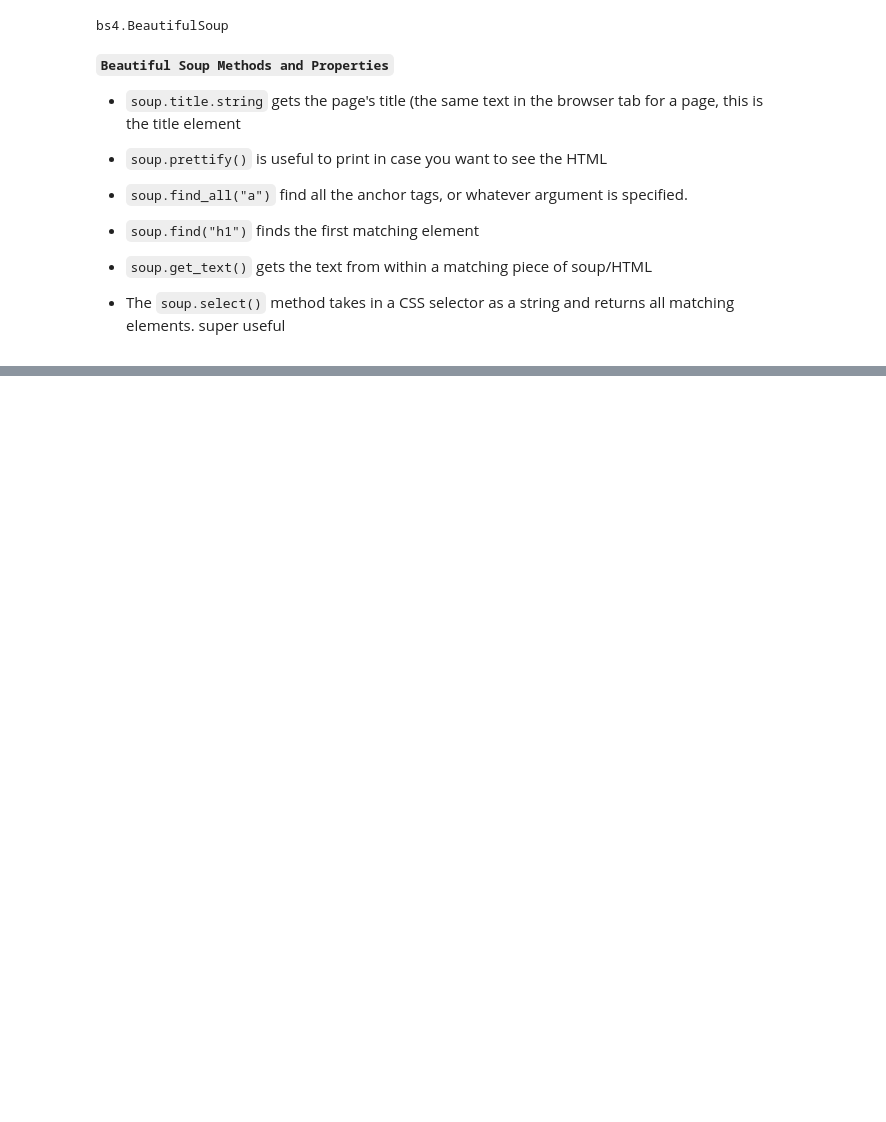
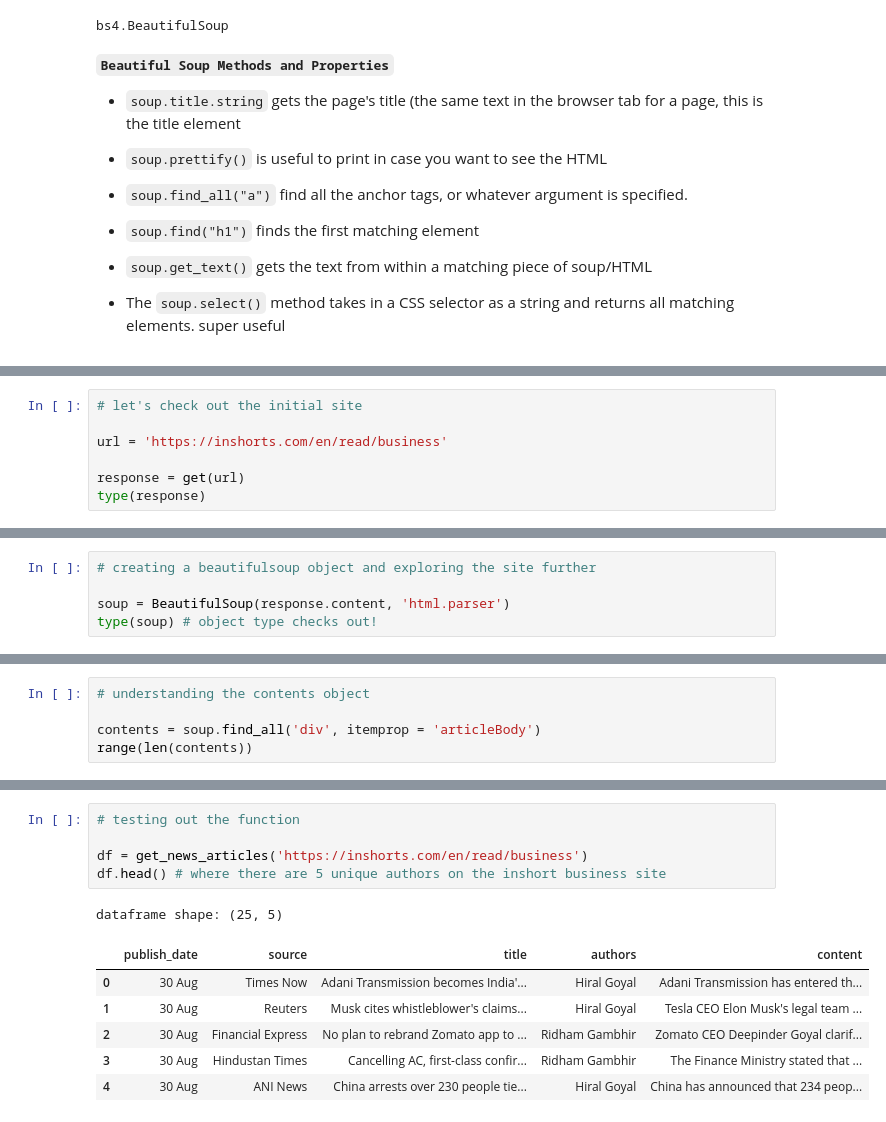
Before and after one commit to mijailmariano/natural-language-processing-exercises, a Jupyter notebook: web_scrapping.ipynb, the cells around one changed output, grey strips where cells are left out. Saved outputs shown, nothing was run; the diff lists cells and outputs as text; blank space fills up the shorter version.

```diff
--- a/web_scrapping.ipynb
+++ b/web_scrapping.ipynb
@@ -89,0 +267,7 @@ bs4.BeautifulSoup
+# %%
+# let's check out the initial site
+
+url = 'https://inshorts.com/en/read/business'
+
+response = get(url)
+type(response)
@@ -89,0 +282,5 @@ bs4.BeautifulSoup
+# %%
+# creating a beautifulsoup object and exploring the site further
+
+soup = BeautifulSoup(response.content, 'html.parser')
+type(soup) # object type checks out!
@@ -89,0 +340,5 @@ bs4.BeautifulSoup
+# %%
+# understanding the contents object
+
+contents = soup.find_all('div', itemprop = 'articleBody')
+range(len(contents))
@@ -89,0 +414,13 @@ bs4.BeautifulSoup
+# %%
+# testing out the function
+
+df = get_news_articles('https://inshorts.com/en/read/business')
+df.head() # where there are 5 unique authors on the inshort business site
+# %% [output]
+dataframe shape: (25, 5)
+|  | publish_date | source | title | authors | content |
+| 0 | 30 Aug | Times Now | Adani Transmission becomes India'... | Hiral Goyal | Adani Transmission has entered th... |
+| 1 | 30 Aug | Reuters | Musk cites whistleblower's claims... | Hiral Goyal | Tesla CEO Elon Musk's legal team ... |
+| 2 | 30 Aug | Financial Express | No plan to rebrand Zomato app to ... | Ridham Gambhir | Zomato CEO Deepinder Goyal clarif... |
+| 3 | 30 Aug | Hindustan Times | Cancelling AC, first-class confir... | Ridham Gambhir | The Finance Ministry stated that ... |
+| 4 | 30 Aug | ANI News | China arrests over 230 people tie... | Hiral Goyal | China has announced that 234 peop... |
```
Also changed, not shown: parts of 24 cells of this notebook.
